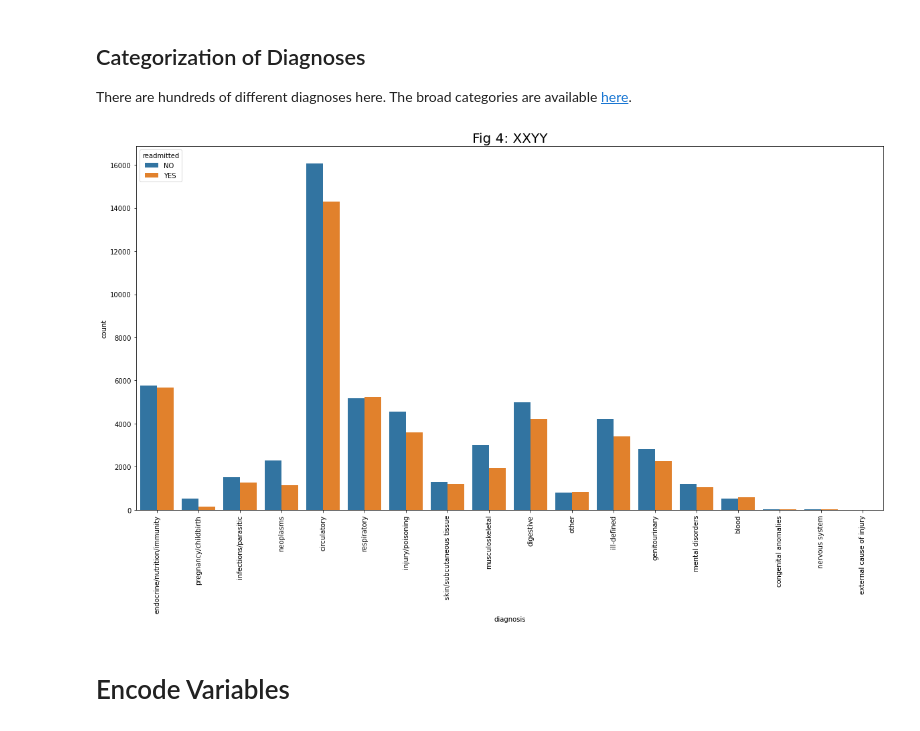
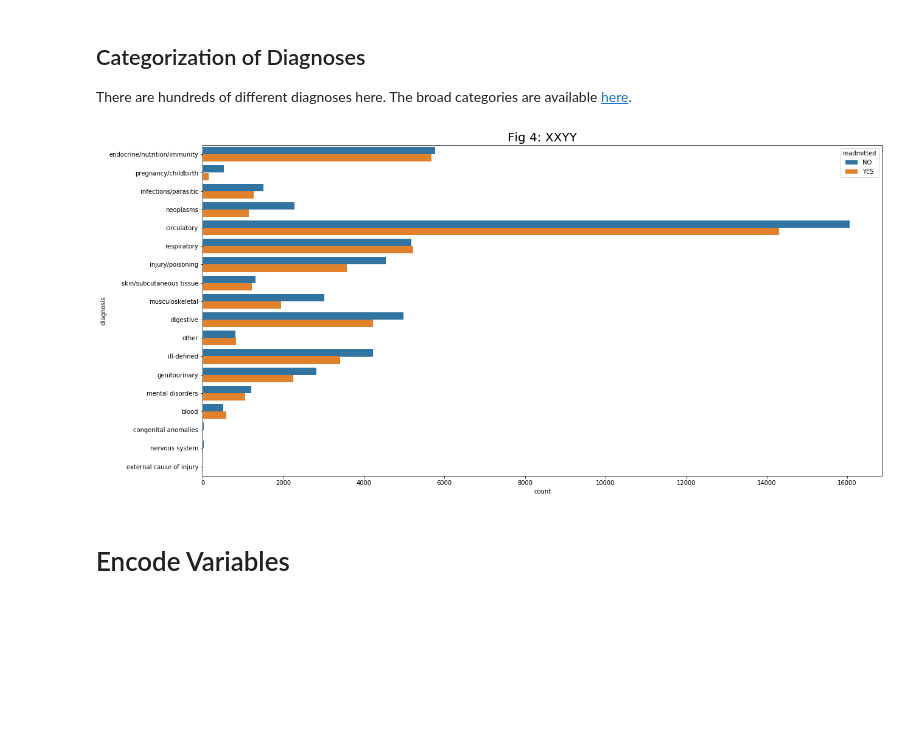
Before and after one commit to alexanderblindsey/hospital_readmissions, a Jupyter notebook: Binary Outcome.ipynb, the cells around one changed output. Saved outputs shown, nothing was run; the diff lists cells and outputs as text; code cells hidden in the pictures; blank space fills up the shorter version.

```diff
--- a/Binary Outcome.ipynb
+++ b/Binary Outcome.ipynb
@@ -63,7 +63,7 @@ codes = pd.read_csv(PATH_codes)
 # %%
 # # read data MAC
-# df = pd.read_csv('Data/Raw/diabetic_data.csv')
-# codes = pd.read_csv('Data/Raw/IDs_mapping.csv')
+df = pd.read_csv('Data/Raw/diabetic_data.csv')
+codes = pd.read_csv('Data/Raw/IDs_mapping.csv')
 # %% [markdown]
 ## Clean Data
 
@@ -307,17 +313,12 @@ for i in tqdm(df.index):
     d = df.at[i, 'diagnosis']
 
     try:
-        df.at[i, 'diagnosis'] = float(df.at[i, 'diagnosis'])
+        d = float(df.at[i, 'diagnosis'])
 
     except ValueError:
-        if 'E' in d:
-            df.at[i, 'diagnosis'] = 'external cause of injury'
+        df.at[i, 'diagnosis'] = 'other'
 
-        else:
-            df.at[i, 'diagnosis'] = 'other'
     else:
-        d = float(df.at[i, 'diagnosis'])
-
         if d>=1 and d<=139:
             df.at[i, 'diagnosis'] = 'infections/parasitic'
         elif d>=140 and d<=239:
@@ -355,11 +356,11 @@ for i in tqdm(df.index):
 # %%
 fig, ax = plt.subplots(1, 1, figsize=(20, 10))
 
-sns.countplot(x=df['diagnosis'], hue=hue, ax=ax)
-_ = plt.xticks(rotation=90)
+sns.countplot(y=df['diagnosis'], hue=hue, ax=ax)
+# _ = plt.xticks(rotation=90)
 plt.title('Fig 4: XXYY', size=20);
 # %% [output]
-[figure, old version]
+[figure, new version]
 # %% [markdown]
 # Encode Variables
 # %%
```
Also changed, not shown: parts of 4 cells of this notebook.
